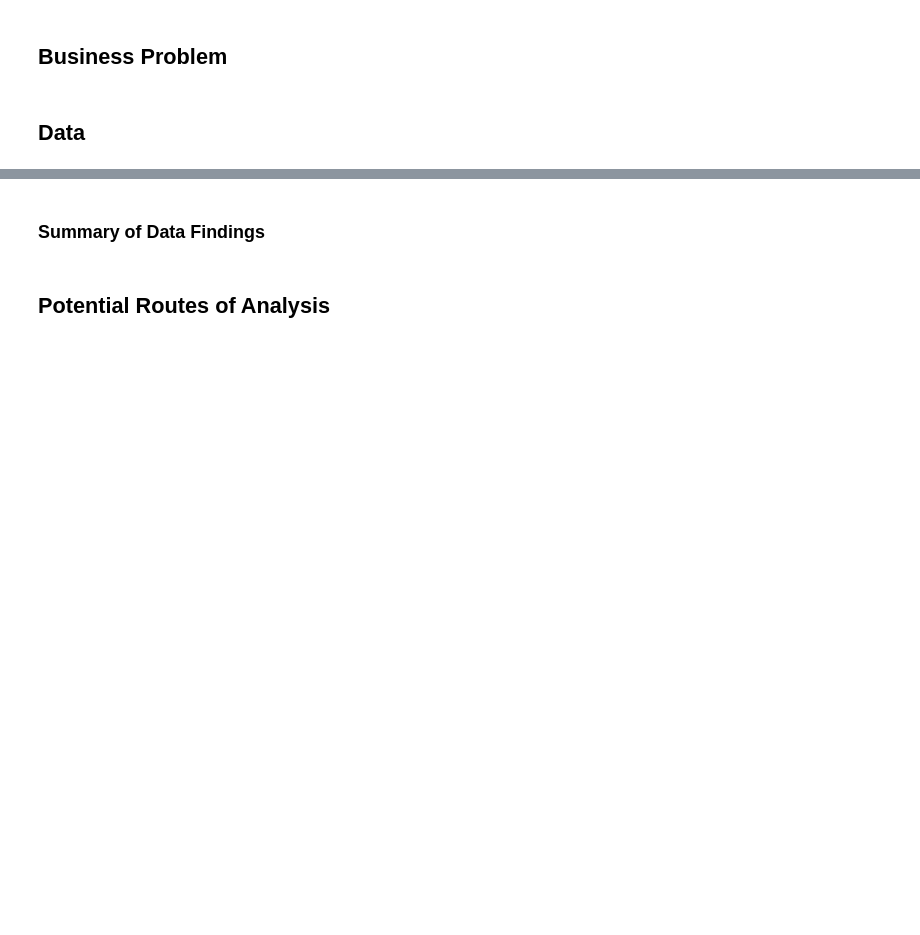
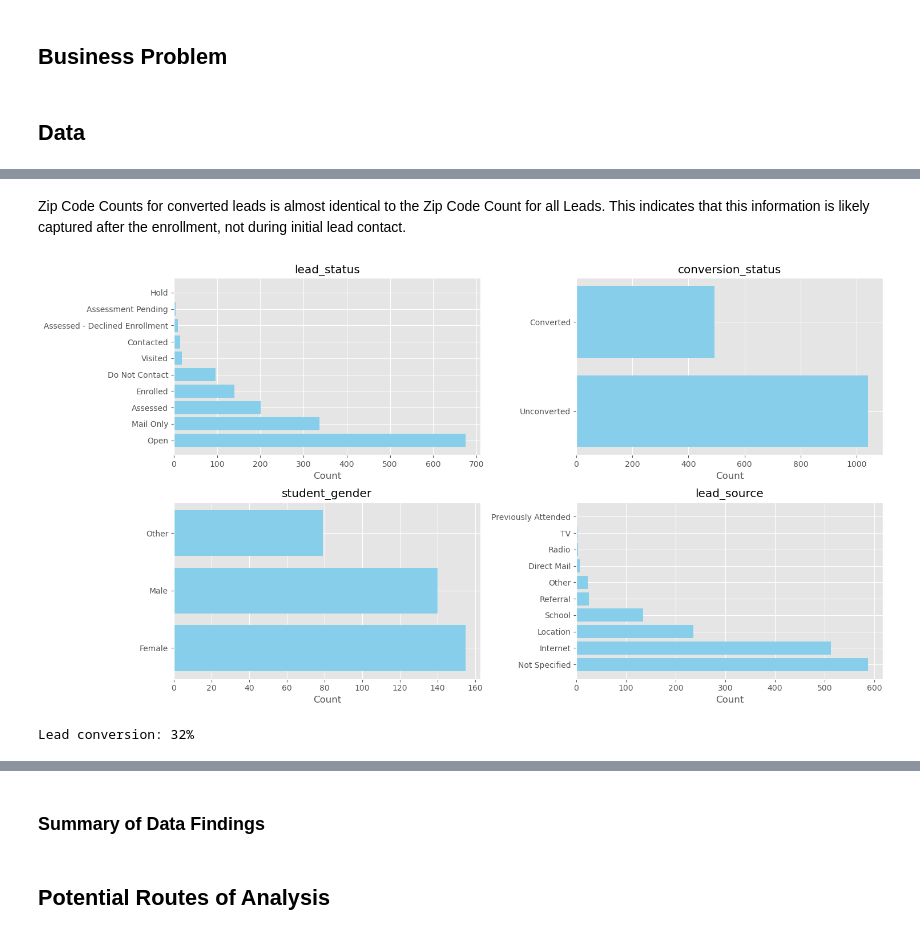
Before and after one commit to elijahlopez94/trends_in_supplemental_education_program, a Jupyter notebook: eda_notebook.ipynb, the cells around one changed output, grey strips where cells are left out. Saved outputs shown, nothing was run; the diff lists cells and outputs as text; code cells hidden in the pictures; blank space fills up the shorter version.

```diff
--- a/eda_notebook.ipynb
+++ b/eda_notebook.ipynb
@@ -10,0 +163,32 @@ Author: Elijah Lopez
+# %% [markdown]
+Zip Code Counts for converted leads is almost identical to the Zip Code Count for all Leads. This indicates that this information is likely captured after the enrollment, not during initial lead contact.
+# %%
+# Identify categorical columns
+cat_cols = ['lead_status', 'conversion_status', 'student_gender', 'lead_source']
+
+# Create a 2x2 grid
+fig, axes = plt.subplots(2, 2, figsize=(15, 8))
+axes = axes.flatten()
+
+# Apply to each column
+for i, column in enumerate(cat_cols):
+    x = leads[column].value_counts().index
+    y = leads[column].value_counts().values
+
+    # Horizontal bar plots
+    axes[i].barh(x, y, color='skyblue')
+
+    # Add title and labels
+    axes[i].set_title(column)
+    axes[i].set_xlabel('Count')
+
+# Adjust layout to prevent overlap
+plt.tight_layout();
+# %% [output]
+[figure, added]
+# %%
+# Calculate overall lead conversion
+lead_conversion = len(leads.loc[leads['conversion_status'] == 'Converted']) / len(leads) * 100
+print(f'Lead conversion: {lead_conversion:.0f}%')
+# %% [output]
+Lead conversion: 32%
```
Also changed, not shown: parts of 65 cells of this notebook.
